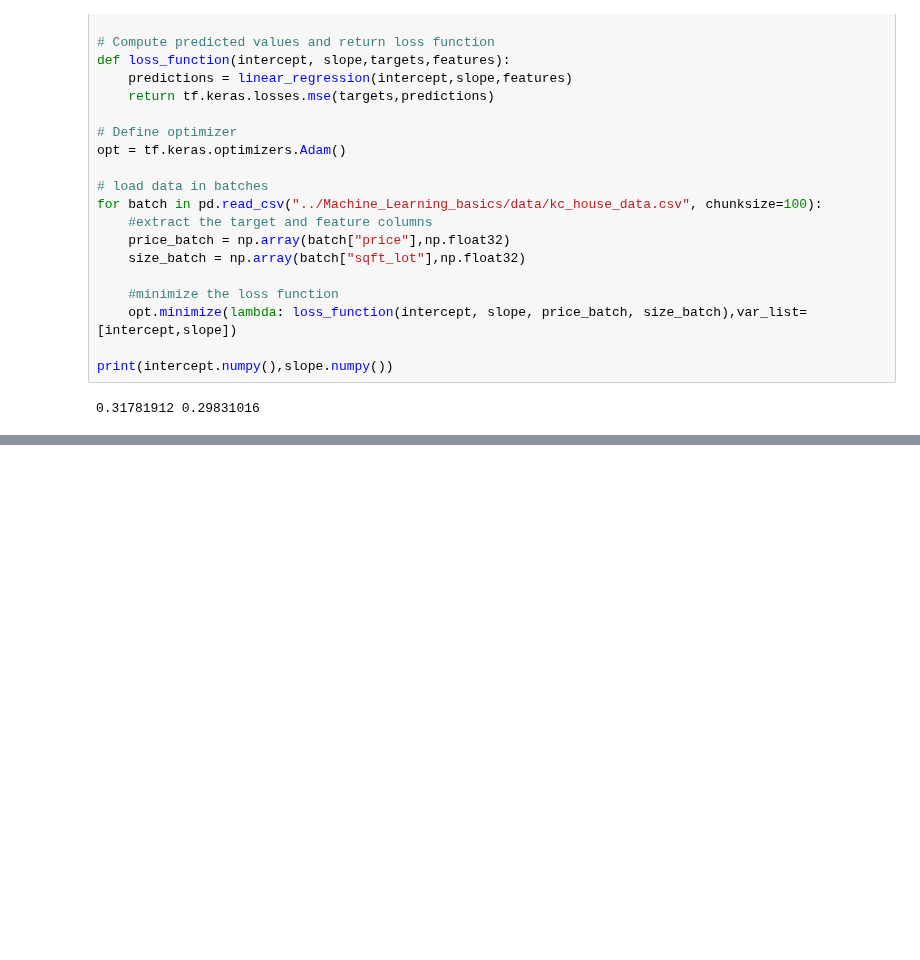
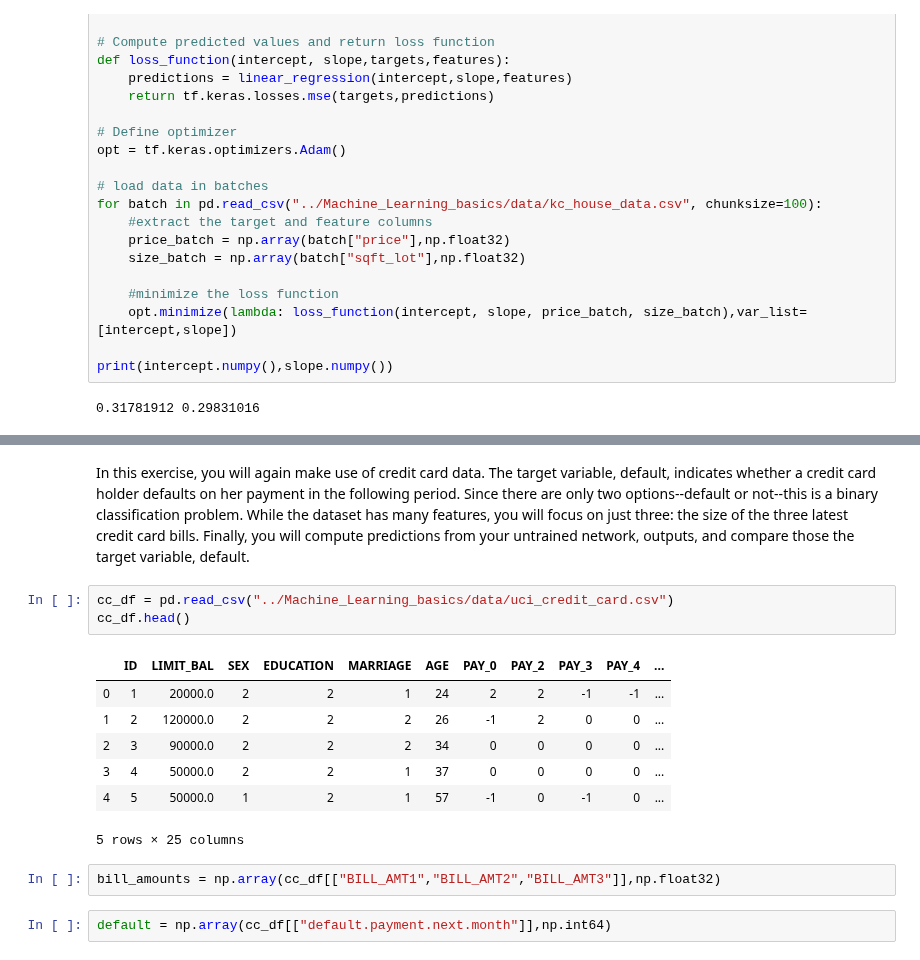
Before and after one commit to etherion-1337/Machine_Learning_basics, a Jupyter notebook: python_tensorflow.ipynb, the cells around one changed output, grey strips where cells are left out. Saved outputs shown, nothing was run; the diff lists cells and outputs as text; blank space fills up the shorter version.

```diff
--- a/python_tensorflow.ipynb
+++ b/python_tensorflow.ipynb
@@ -696,0 +1225,17 @@ print(intercept.numpy(),slope.numpy())
+# %% [markdown]
+In this exercise, you will again make use of credit card data. The target variable, default, indicates whether a credit card holder defaults on her payment in the following period. Since there are only two options--default or not--this is a binary classification problem. While the dataset has many features, you will focus on just three: the size of the three latest credit card bills. Finally, you will compute predictions from your untrained network, outputs, and compare those the target variable, default.
+# %%
+cc_df = pd.read_csv("../Machine_Learning_basics/data/uci_credit_card.csv")
+cc_df.head()
+# %% [output]
+|  | ID | LIMIT_BAL | SEX | EDUCATION | MARRIAGE | AGE | PAY_0 | PAY_2 | PAY_3 | PAY_4 | ... |
+| 0 | 1 | 20000.0 | 2 | 2 | 1 | 24 | 2 | 2 | -1 | -1 | ... |
+| 1 | 2 | 120000.0 | 2 | 2 | 2 | 26 | -1 | 2 | 0 | 0 | ... |
+| 2 | 3 | 90000.0 | 2 | 2 | 2 | 34 | 0 | 0 | 0 | 0 | ... |
+| 3 | 4 | 50000.0 | 2 | 2 | 1 | 37 | 0 | 0 | 0 | 0 | ... |
+| 4 | 5 | 50000.0 | 1 | 2 | 1 | 57 | -1 | 0 | -1 | 0 | ... |
+5 rows × 25 columns
+# %%
+bill_amounts = np.array(cc_df[["BILL_AMT1","BILL_AMT2","BILL_AMT3"]],np.float32)
+# %%
+default = np.array(cc_df[["default.payment.next.month"]],np.int64)
```
Also changed, not shown: parts of 27 cells of this notebook, 1 other file.
